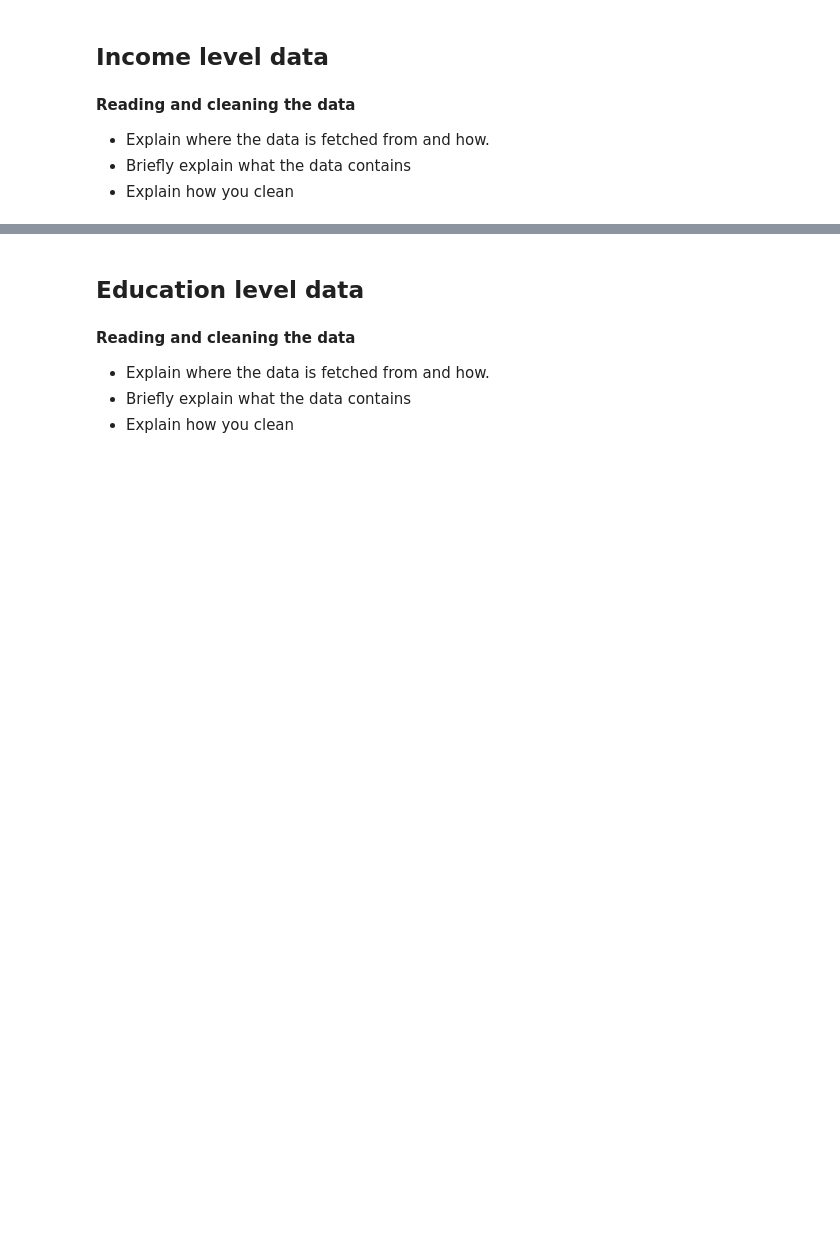
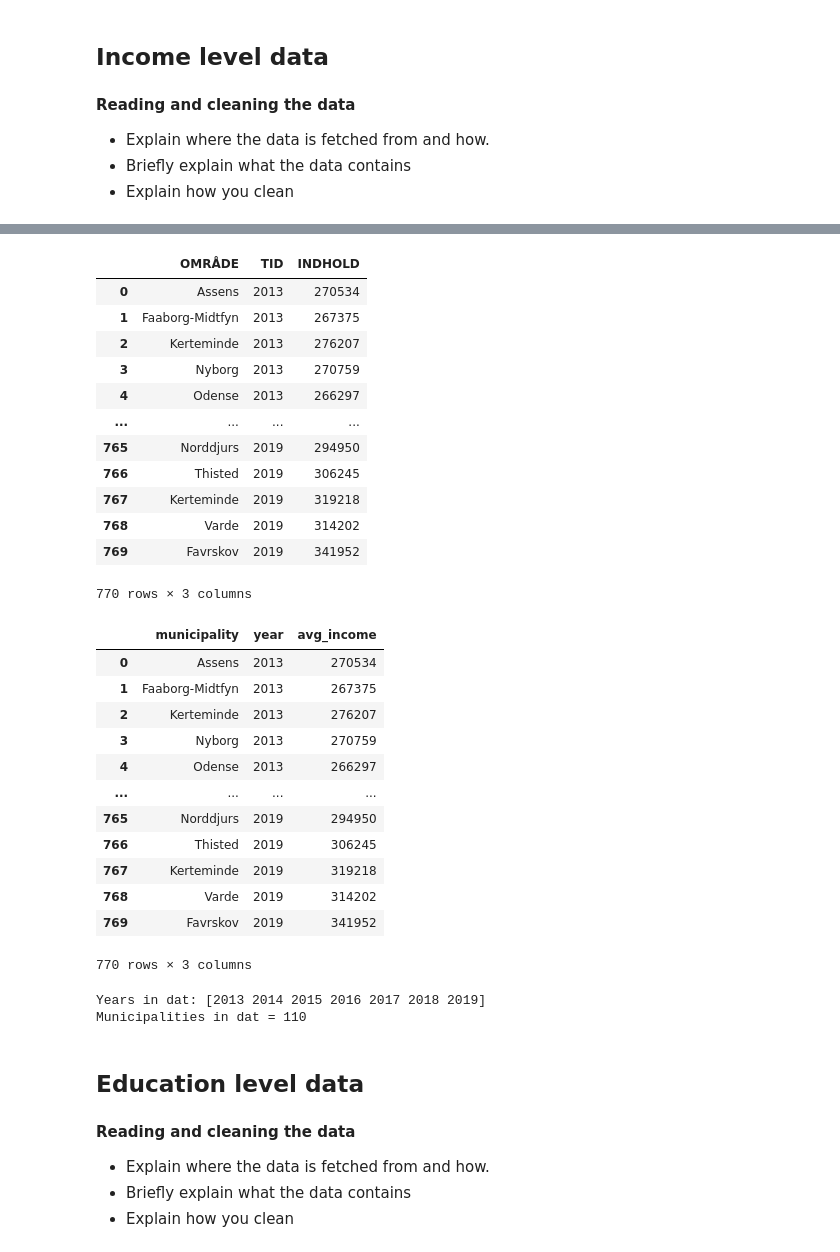
Before and after one commit to AskerNC/projects-2021-sstl, a Jupyter notebook: dataproject/dataproject.ipynb, the cells around one changed output, grey strips where cells are left out. Drawn from its saved outputs; the diff is of its cells as text; code cells hidden in the pictures; blank space fills up the shorter version.

```diff
--- a/dataproject/dataproject.ipynb
+++ b/dataproject/dataproject.ipynb
@@ -118,3 +190,41 @@ school_final.tail()
+# %%
+inc_1=inc_api.drop(['KOEN','INDKOMSTTYPE','ENHED'], axis=1)
+display(inc_1)
+
+inc_1.rename(columns = {'INDHOLD':'avg_income','OMRÅDE':'municipality','TID':'year'}, inplace=True)
+display(inc_1)
+
+print(f'Years in dat: {inc_1.year.unique()}')
+print(f'Municipalities in dat = {len(inc_1.municipality.unique())}')
+# %% [output]
+|  | OMRÅDE | TID | INDHOLD |
+| 0 | Assens | 2013 | 270534 |
+| 1 | Faaborg-Midtfyn | 2013 | 267375 |
+| 2 | Kerteminde | 2013 | 276207 |
+| 3 | Nyborg | 2013 | 270759 |
+| 4 | Odense | 2013 | 266297 |
+| ... | ... | ... | ... |
+| 765 | Norddjurs | 2019 | 294950 |
+| 766 | Thisted | 2019 | 306245 |
+| 767 | Kerteminde | 2019 | 319218 |
+| 768 | Varde | 2019 | 314202 |
+| 769 | Favrskov | 2019 | 341952 |
+770 rows × 3 columns
+|  | municipality | year | avg_income |
+| 0 | Assens | 2013 | 270534 |
+| 1 | Faaborg-Midtfyn | 2013 | 267375 |
+| 2 | Kerteminde | 2013 | 276207 |
+| 3 | Nyborg | 2013 | 270759 |
+| 4 | Odense | 2013 | 266297 |
+| ... | ... | ... | ... |
+| 765 | Norddjurs | 2019 | 294950 |
+| 766 | Thisted | 2019 | 306245 |
+| 767 | Kerteminde | 2019 | 319218 |
+| 768 | Varde | 2019 | 314202 |
+| 769 | Favrskov | 2019 | 341952 |
+770 rows × 3 columns
+Years in dat: [2013 2014 2015 2016 2017 2018 2019]
+Municipalities in dat = 110
 # %% [markdown]
 ## Education level data
 # %% [markdown]
```
Also changed, not shown: parts of 9 cells of this notebook.
